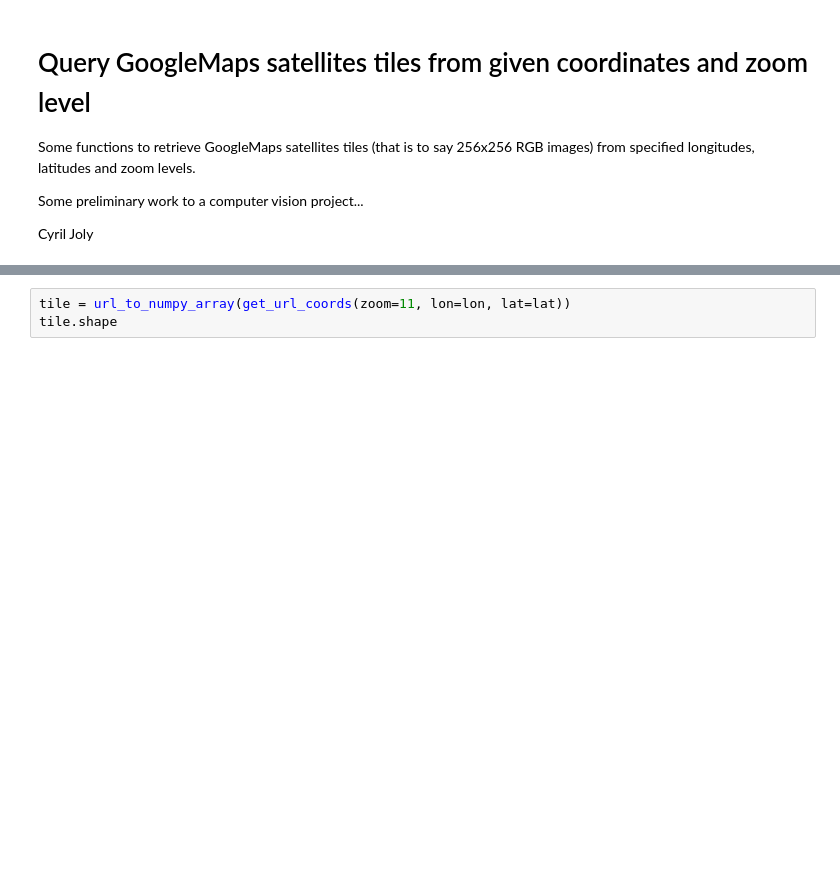
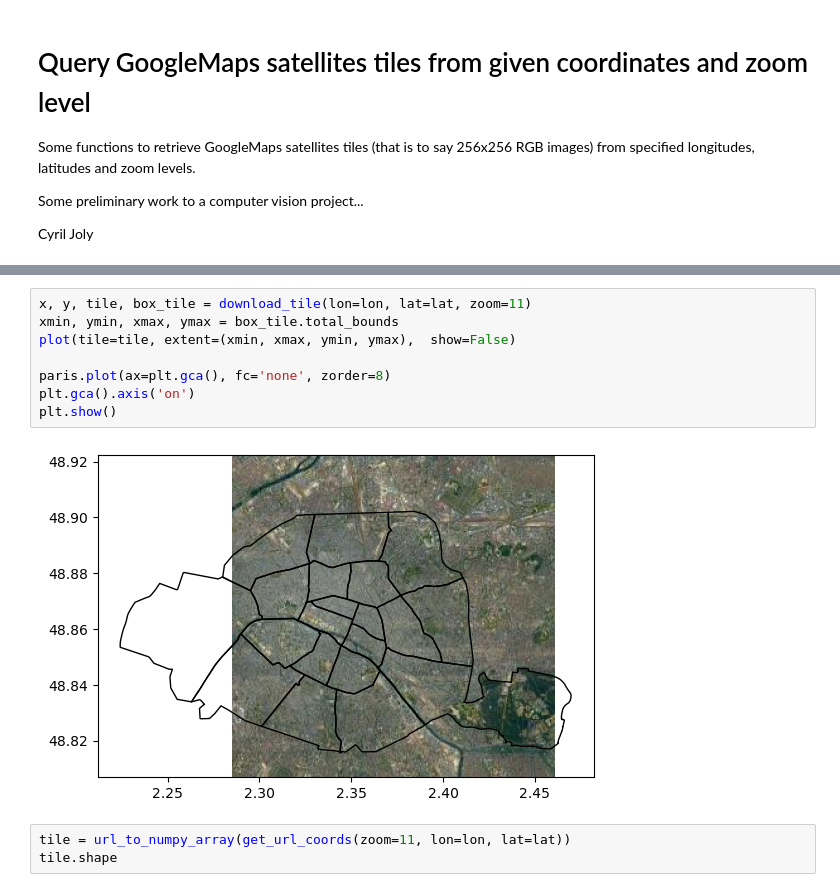
Before and after one commit to CyrilJl/Mathematical-Tours, a Jupyter notebook: GIS/Query GoogleMaps Satellites Tiles.ipynb, the cells around one changed output, grey strips where cells are left out. Cells and saved outputs as stored; diff of their text form; blank space fills up the shorter version.

```diff
--- a/GIS/Query GoogleMaps Satellites Tiles.ipynb
+++ b/GIS/Query GoogleMaps Satellites Tiles.ipynb
@@ -66,3 +102,13 @@ get_url_coords(zoom=11, lon=lon, lat=lat)
+# %%
+x, y, tile, box_tile = download_tile(lon=lon, lat=lat, zoom=11)
+xmin, ymin, xmax, ymax = box_tile.total_bounds
+plot(tile=tile, extent=(xmin, xmax, ymin, ymax),  show=False)
+
+paris.plot(ax=plt.gca(), fc='none', zorder=8)
+plt.gca().axis('on')
+plt.show()
+# %% [output]
+[figure, added]
 # %%
 tile = url_to_numpy_array(get_url_coords(zoom=11, lon=lon, lat=lat))
 tile.shape
```
Also changed, not shown: parts of 6 cells of this notebook.
